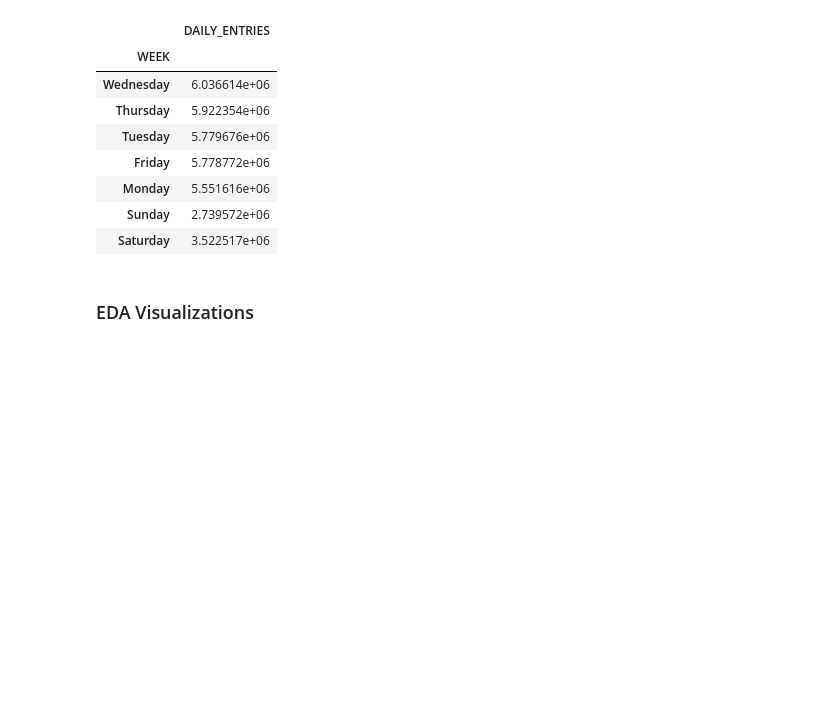
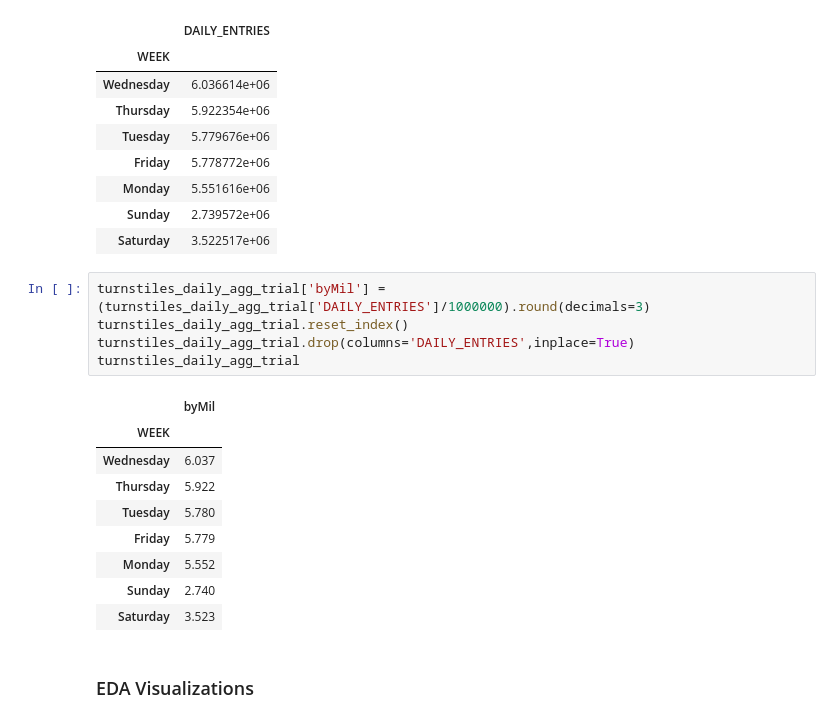
Before and after one commit to alou127/project1, a Jupyter notebook: one_month_mta_viz_final_with_commentss.ipynb, the cells around one changed output. Drawn from its saved outputs; the diff is of its cells as text; blank space fills up the shorter version.

```diff
--- a/one_month_mta_viz_final_with_commentss.ipynb
+++ b/one_month_mta_viz_final_with_commentss.ipynb
@@ -352,6 +352,21 @@ turnstiles_daily_agg_trial
 | Monday | 5.551616e+06 |
 | Sunday | 2.739572e+06 |
 | Saturday | 3.522517e+06 |
+# %%
+turnstiles_daily_agg_trial['byMil'] = (turnstiles_daily_agg_trial['DAILY_ENTRIES']/1000000).round(decimals=3)
+turnstiles_daily_agg_trial.reset_index()
+turnstiles_daily_agg_trial.drop(columns='DAILY_ENTRIES',inplace=True)
+turnstiles_daily_agg_trial
+# %% [output]
+|  | byMil |
+| WEEK |  |
+| Wednesday | 6.037 |
+| Thursday | 5.922 |
+| Tuesday | 5.780 |
+| Friday | 5.779 |
+| Monday | 5.552 |
+| Sunday | 2.740 |
+| Saturday | 3.523 |
 # %% [markdown]
 ### EDA Visualizations
 # %% [markdown]
```
Also changed, not shown: parts of 6 cells of this notebook.
